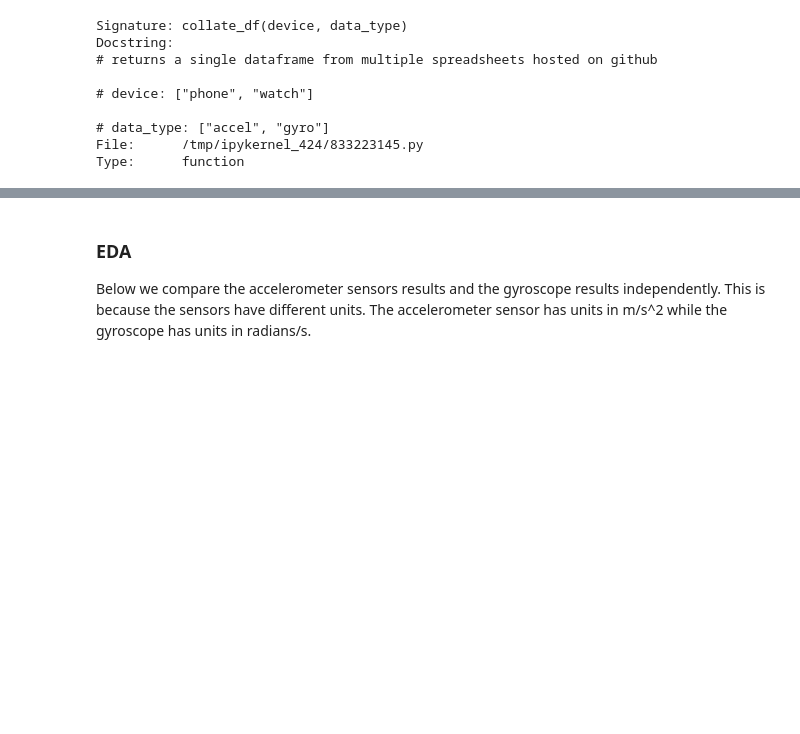
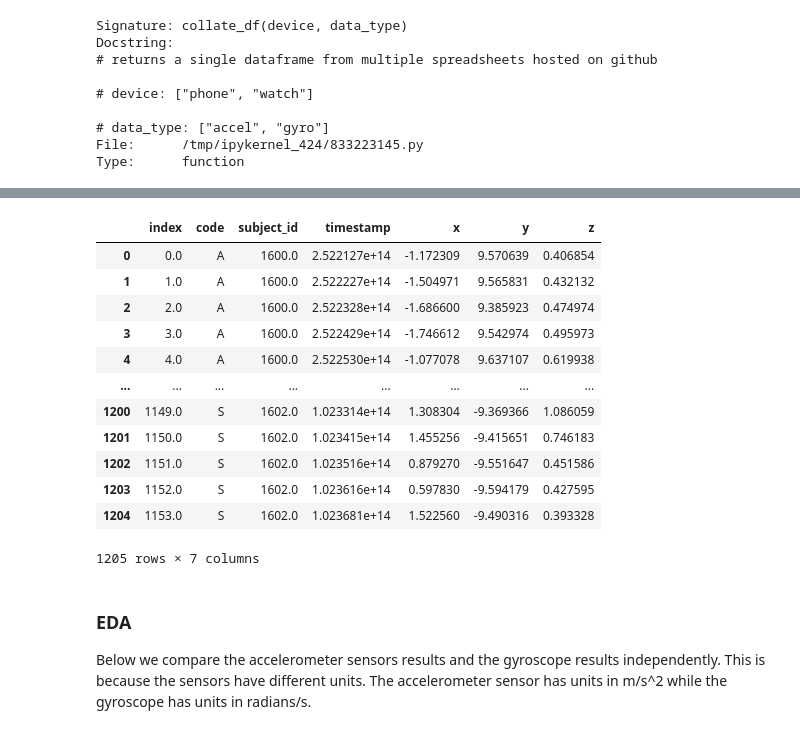
Before and after one commit to gojandrooo/DSE-230, a Jupyter notebook: DSE230 - Team 001 - Final Project.ipynb, the cells around one changed output, grey strips where cells are left out. Cells and saved outputs as stored; diff of their text form; code cells hidden in the pictures; blank space fills up the shorter version.

```diff
--- a/DSE230 - Team 001 - Final Project.ipynb
+++ b/DSE230 - Team 001 - Final Project.ipynb
@@ -169,3 +171,28 @@ phone_accel.head(3)
+# %%
+#takes the sensor data and bins the data by taking the average depending on the seconds required
+def group_into_seconds(df, num_seconds):
+    #calculates the number of rows to average over by converting seconds to ms and diving by 50 (sensor interval)
+    n_rows = (num_seconds*1000)/50
+    tempdf = df.reset_index()
+    tempdf['index'] = tempdf['index']//n_rows
+    return tempdf.groupby(by = ['index', 'code']).mean().compute().reset_index()
+    #return df.groupby(np.arange(len(df))//n_rows).mean().compute()
+# %%
+group_into_seconds(phone_accel,10)
+# %% [output]
+|  | index | code | subject_id | timestamp | x | y | z |
+| 0 | 0.0 | A | 1600.0 | 2.522127e+14 | -1.172309 | 9.570639 | 0.406854 |
+| 1 | 1.0 | A | 1600.0 | 2.522227e+14 | -1.504971 | 9.565831 | 0.432132 |
+| 2 | 2.0 | A | 1600.0 | 2.522328e+14 | -1.686600 | 9.385923 | 0.474974 |
+| 3 | 3.0 | A | 1600.0 | 2.522429e+14 | -1.746612 | 9.542974 | 0.495973 |
+| 4 | 4.0 | A | 1600.0 | 2.522530e+14 | -1.077078 | 9.637107 | 0.619938 |
+| ... | ... | ... | ... | ... | ... | ... | ... |
+| 1200 | 1149.0 | S | 1602.0 | 1.023314e+14 | 1.308304 | -9.369366 | 1.086059 |
+| 1201 | 1150.0 | S | 1602.0 | 1.023415e+14 | 1.455256 | -9.415651 | 0.746183 |
+| 1202 | 1151.0 | S | 1602.0 | 1.023516e+14 | 0.879270 | -9.551647 | 0.451586 |
+| 1203 | 1152.0 | S | 1602.0 | 1.023616e+14 | 0.597830 | -9.594179 | 0.427595 |
+| 1204 | 1153.0 | S | 1602.0 | 1.023681e+14 | 1.522560 | -9.490316 | 0.393328 |
+1205 rows × 7 columns
 # %% [markdown]
 ### EDA
 Below we compare the accelerometer sensors results and the gyroscope results independently. This is because the sensors have different units. The accelerometer sensor has units in m/s^2 while the gyroscope has units in radians/s.
```
Also changed, not shown: parts of 11 cells of this notebook, 4 other files.
